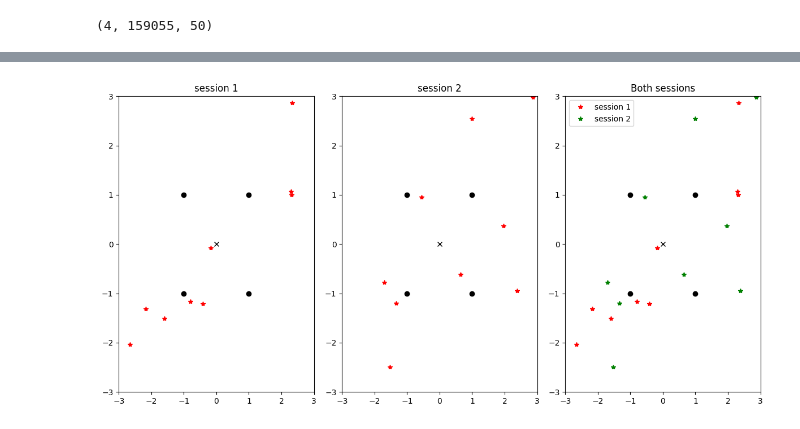
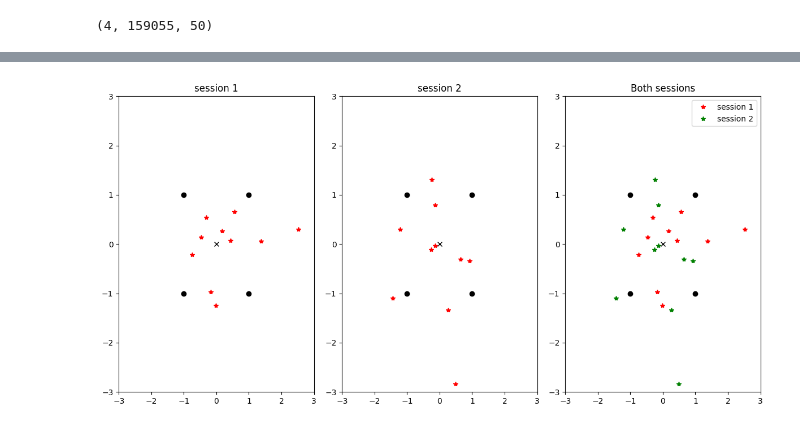
Before and after one commit to olivershetler/neuroscikit, a Jupyter notebook: prototypes/wave_form_sorter/wave_form_sorter.ipynb, the cells around one changed output, grey strips where cells are left out. Saved outputs shown, nothing was run; the diff lists cells and outputs as text; code cells hidden in the pictures.

```diff
--- a/prototypes/wave_form_sorter/wave_form_sorter.ipynb
+++ b/prototypes/wave_form_sorter/wave_form_sorter.ipynb
@@ -475,6 +529,8 @@ for i in range(len(sorted_waveforms)):
     session_key = 'session_' + str(i+1)
     agg_waveform_dict[session_key] = {}
     for j in range(len(sorted_waveforms[i])):
+        orders = get_possible_orders(waveform_dict['pp_amp'], threshold=0.2)
         waveform_dict = get_spike_width(sorted_waveforms[i][j], study.sample_rate)
+        waveform_dict['channel_orders'] = orders
         cell_key = 'cell_' + str(j+1)
         agg_waveform_dict[session_key][cell_key] = waveform_dict
@@ -500,0 +537,4 @@ agg_waveform_dict
+# %%
+for session in agg_waveform_dict.keys():
+    for cell in agg_waveform_dict[session].keys():
+        print(agg_waveform_dict[session][cell]['channel_orders'])
@@ -501,6 +543,7 @@ agg_waveform_dict
 # %%
 agg_spike_amp = [[] for i in range(len(agg_waveform_dict))]
 agg_spike_width = [[] for i in range(len(agg_waveform_dict))]
+agg_peak_channel = [[] for i in range(len(agg_waveform_dict))]
 
 c = 0
 for session_key in agg_waveform_dict:
@@ -509,6 +552,7 @@ for session_key in agg_waveform_dict:
         cell = session[cell_key]
         agg_spike_amp[c].append(cell['pp_amp'])
         agg_spike_width[c].append(cell['spike_width'])
+        agg_peak_channel[c].append(cell['peak_channel'])
     c += 1
 
 agg_spike_amp = np.array(agg_spike_amp)
@@ -519,0 +620,2 @@ array([-1.28596236,  0.35542722, -0.59232004, -2.35199115])
+# %%
+vectors = make_vectors(agg_spike_amp, agg_spike_width, agg_peak_channel)
@@ -521,7 +666,7 @@ array([-1.28596236,  0.35542722, -0.59232004, -2.35199115])
 fig = plt.figure(figsize=(12,6))
 
 # tet_coords = [[0,0], [-1,1], [1,1], [1,-1]]
-tet_coords = [[0,-1,1,1], [0,1,1,-1]]
+tet_coords = [[-1,-1,1,1], [-1,1,1,-1]]
 
 ax1 = fig.add_subplot(1,3,1)
 
@@ -533,11 +678,13 @@ for i in range(len(agg_spike_amp[0])):
     tet_amp = (agg_spike_amp[0][i] - mean_amp)/std_amp
     tet_width = (agg_spike_width[0][i] - mean_wid)/std_wid
 
-    to_plot_x = np.array(tet_coords[0]) * np.array(tet_amp) + np.array(tet_width)
-    to_plot_y = np.array(tet_coords[1]) * np.array(tet_amp) + np.array(tet_width)
+    to_plot_x = np.array(tet_coords[0]) * np.array(tet_amp)
+    to_plot_y = np.array(tet_coords[1]) * np.array(tet_amp)
     to_plot = [sum(to_plot_x), sum(to_plot_y)]
 
     ax1.plot(to_plot[0], to_plot[1], 'r*')
+    # print(to_plot)
+    # ax1.quiver(np.array([0,0]), to_plot)
 
 ax1.set_title('session 1')
 
@@ -551,8 +698,8 @@ for i in range(len(agg_spike_amp[1])):
     tet_amp = (agg_spike_amp[1][i] - mean_amp)/std_amp
     tet_width = (agg_spike_width[1][i] - mean_wid)/std_wid
 
-    to_plot_x = np.array(tet_coords[0]) * np.array(tet_amp) + np.array(tet_width)
-    to_plot_y = np.array(tet_coords[1]) * np.array(tet_amp) + np.array(tet_width)
+    to_plot_x = np.array(tet_coords[0]) * np.array(tet_amp)
+    to_plot_y = np.array(tet_coords[1]) * np.array(tet_amp)
     to_plot = [sum(to_plot_x), sum(to_plot_y)]
 
     ax2.plot(to_plot[0], to_plot[1], 'r*')
@@ -569,8 +716,8 @@ for i in range(len(agg_spike_amp[0])):
     tet_amp = (agg_spike_amp[0][i] - mean_amp)/std_amp
     tet_width = (agg_spike_width[0][i] - mean_wid)/std_wid
 
-    to_plot_x = np.array(tet_coords[0]) * np.array(tet_amp) + np.array(tet_width)
-    to_plot_y = np.array(tet_coords[1]) * np.array(tet_amp) + np.array(tet_width)
+    to_plot_x = np.array(tet_coords[0]) * np.array(tet_amp)
+    to_plot_y = np.array(tet_coords[1]) * np.array(tet_amp)
     to_plot = [sum(to_plot_x), sum(to_plot_y)]
 
     if i == 0:
@@ -586,39 +733,39 @@ for i in range(len(agg_spike_amp[1])):
     tet_amp = (agg_spike_amp[1][i] - mean_amp)/std_amp
     tet_width = (agg_spike_width[1][i] - mean_wid)/std_wid
 
-    to_plot_x = np.array(tet_coords[0]) * np.array(tet_amp) + np.array(tet_width)
-    to_plot_y = np.array(tet_coords[1]) * np.array(tet_amp) + np.array(tet_width)
+    to_plot_x = np.array(tet_coords[0]) * np.array(tet_amp)
+    to_plot_y = np.array(tet_coords[1]) * np.array(tet_amp)
     to_plot = [sum(to_plot_x), sum(to_plot_y)]
 
     if i == 0:
         ax3.plot(to_plot[0], to_plot[1], 'g*', label='session 2')
     else:
         ax3.plot(to_plot[0], to_plot[1], 'g*')
 
 ax3.set_title('Both sessions')
 ax3.legend()
 
 axs = [ax1, ax2, ax3]
 
 for ax in axs:
     # center
     ax.plot(0, 0, 'kx')
     # tetrode 1
     ax.plot(-1, 1, 'ko')
     # tetrode 2
     ax.plot(1, 1, 'ko')
     # tetrode 1
     ax.plot(1, -1, 'ko')
     # tetrode 1
     ax.plot(-1, -1, 'ko')
 
     ax.set_ylim(-3,3)
     ax.set_xlim(-3,3)
 
 fig.tight_layout()
 plt.show()
 # %% [output]
-[figure, old version]
+[figure, new version]
 # %%
 # peaks = [[] for i in range(len(waveforms))]
 # for i in range(len(waveforms)):
```
Also changed, not shown: parts of 13 cells of this notebook.
